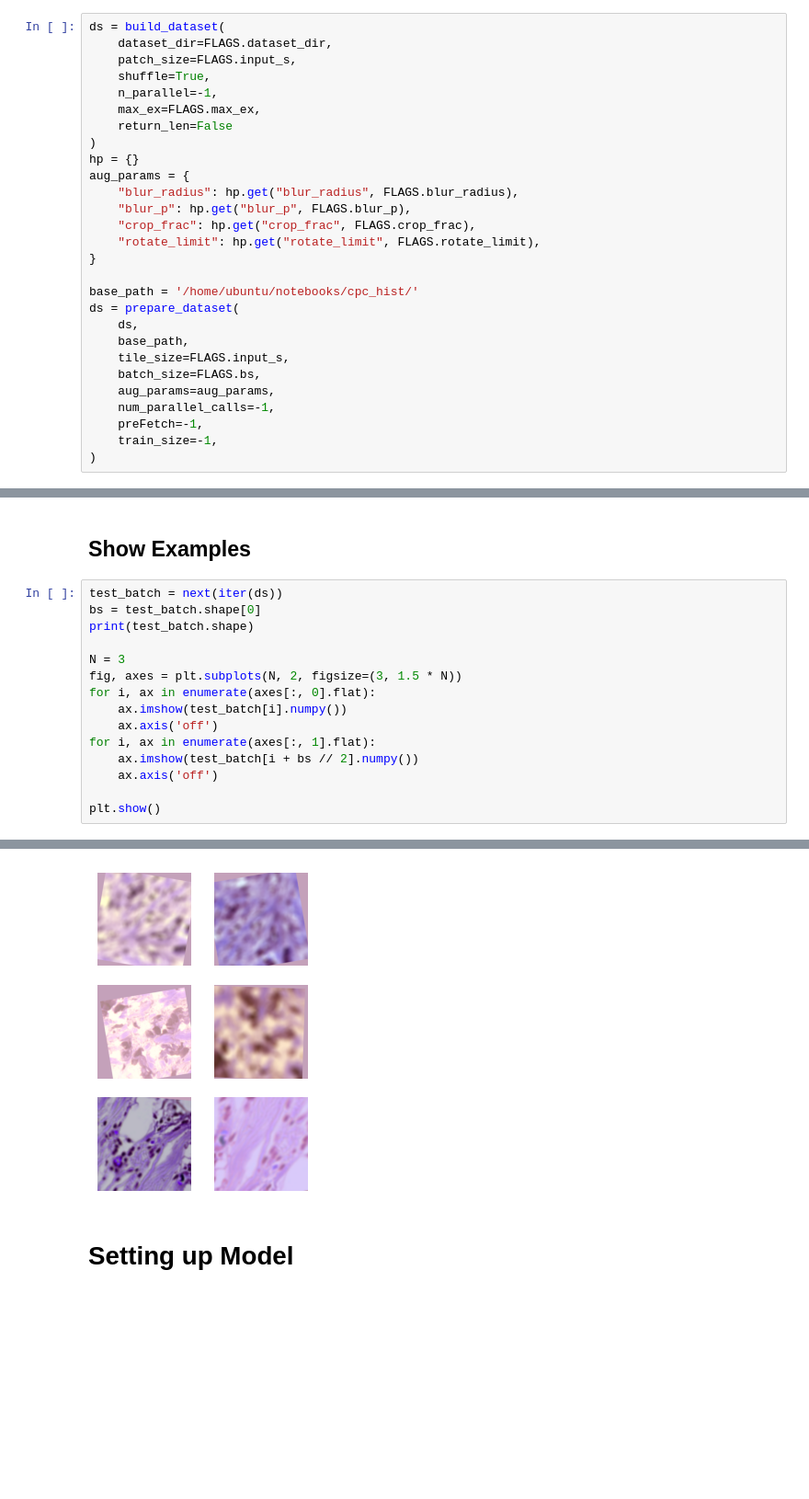
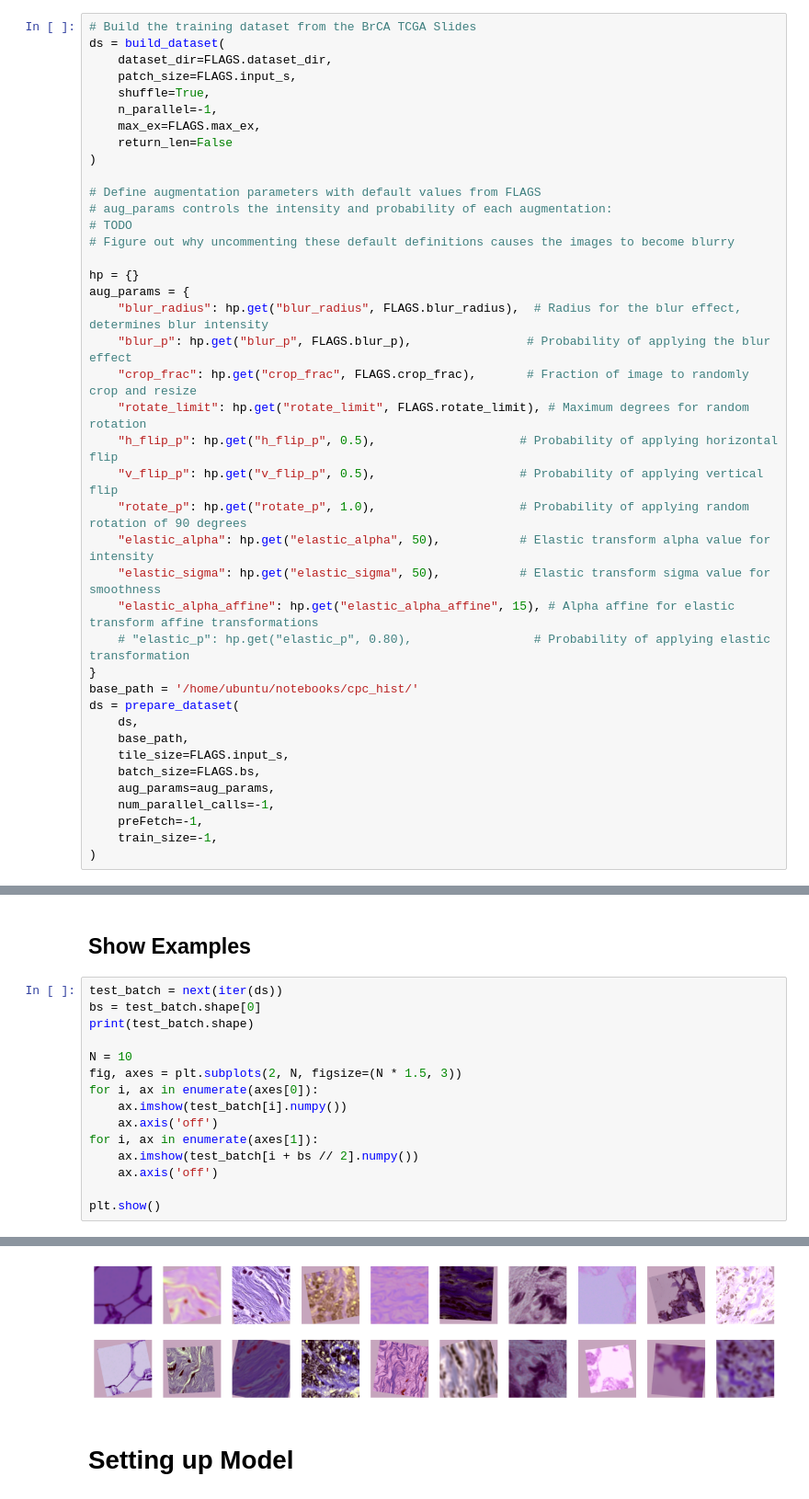
Before and after one commit to landeros10/brca_risk, a Jupyter notebook: notebooks/simclr_training.ipynb, the cells around one changed output, grey strips where cells are left out. Shown at 92% size. Cells and saved outputs as stored; diff of their text form; blank space fills up the shorter version.

Commit message:
updates to simclr notebook augmentation

```diff
--- a/notebooks/simclr_training.ipynb
+++ b/notebooks/simclr_training.ipynb
@@ -22,6 +22,7 @@ To enable the following instructions: AVX2 FMA, in other operations, rebuild Ten
 # %% [markdown]
 # Set Up Dataset
 # %%
+# Build the training dataset from the BrCA TCGA Slides
 ds = build_dataset(
     dataset_dir=FLAGS.dataset_dir,
     patch_size=FLAGS.input_s,
@@ -30,14 +31,26 @@ ds = build_dataset(
     max_ex=FLAGS.max_ex,
     return_len=False
 )
+
+# Define augmentation parameters with default values from FLAGS
+# aug_params controls the intensity and probability of each augmentation:
+# TODO
+# Figure out why uncommenting these default definitions causes the images to become blurry
+
 hp = {}
 aug_params = {
-    "blur_radius": hp.get("blur_radius", FLAGS.blur_radius),
-    "blur_p": hp.get("blur_p", FLAGS.blur_p),
-    "crop_frac": hp.get("crop_frac", FLAGS.crop_frac),
-    "rotate_limit": hp.get("rotate_limit", FLAGS.rotate_limit),
+    "blur_radius": hp.get("blur_radius", FLAGS.blur_radius),  # Radius for the blur effect, determines blur intensity
+    "blur_p": hp.get("blur_p", FLAGS.blur_p),                # Probability of applying the blur effect
+    "crop_frac": hp.get("crop_frac", FLAGS.crop_frac),       # Fraction of image to randomly crop and resize
+    "rotate_limit": hp.get("rotate_limit", FLAGS.rotate_limit), # Maximum degrees for random rotation
+    "h_flip_p": hp.get("h_flip_p", 0.5),                    # Probability of applying horizontal flip
+    "v_flip_p": hp.get("v_flip_p", 0.5),                    # Probability of applying vertical flip
+    "rotate_p": hp.get("rotate_p", 1.0),                    # Probability of applying random rotation of 90 degrees
+    "elastic_alpha": hp.get("elastic_alpha", 50),           # Elastic transform alpha value for intensity
+    "elastic_sigma": hp.get("elastic_sigma", 50),           # Elastic transform sigma value for smoothness
+    "elastic_alpha_affine": hp.get("elastic_alpha_affine", 15), # Alpha affine for elastic transform affine transformations
+    # "elastic_p": hp.get("elastic_p", 0.80),                 # Probability of applying elastic transformation
 }
-
 base_path = '/home/ubuntu/notebooks/cpc_hist/'
 ds = prepare_dataset(
     ds,
@@ -74,12 +73,12 @@ test_batch = next(iter(ds))
 bs = test_batch.shape[0]
 print(test_batch.shape)
 
-N = 3
-fig, axes = plt.subplots(N, 2, figsize=(3, 1.5 * N))
-for i, ax in enumerate(axes[:, 0].flat):
+N = 10
+fig, axes = plt.subplots(2, N, figsize=(N * 1.5, 3))
+for i, ax in enumerate(axes[0]):
     ax.imshow(test_batch[i].numpy())
     ax.axis('off')
-for i, ax in enumerate(axes[:, 1].flat):
+for i, ax in enumerate(axes[1]):
     ax.imshow(test_batch[i + bs // 2].numpy())
     ax.axis('off')
 
@@ -97,4 +88,4 @@ plt.show()
-[figure, old version]
+[figure, new version]
 # %% [markdown]
 # Setting up Model
 # %%
```
Also changed, not shown: parts of 5 cells of this notebook, 2 other files.
